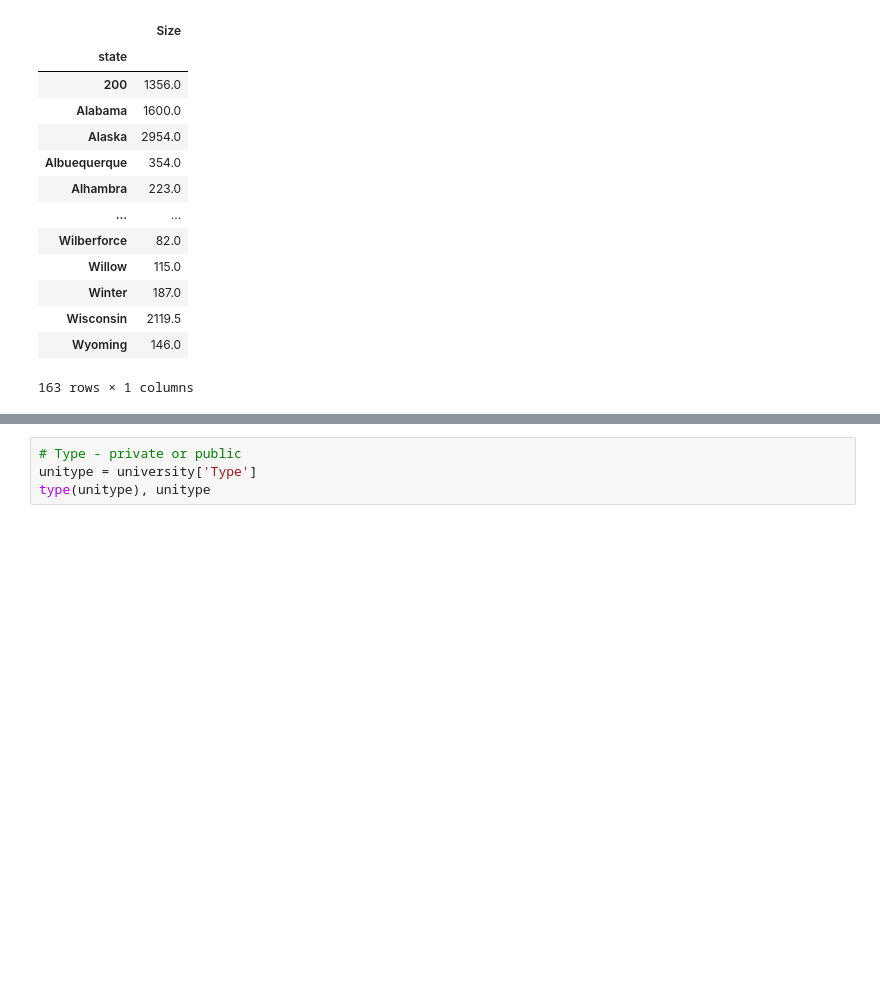
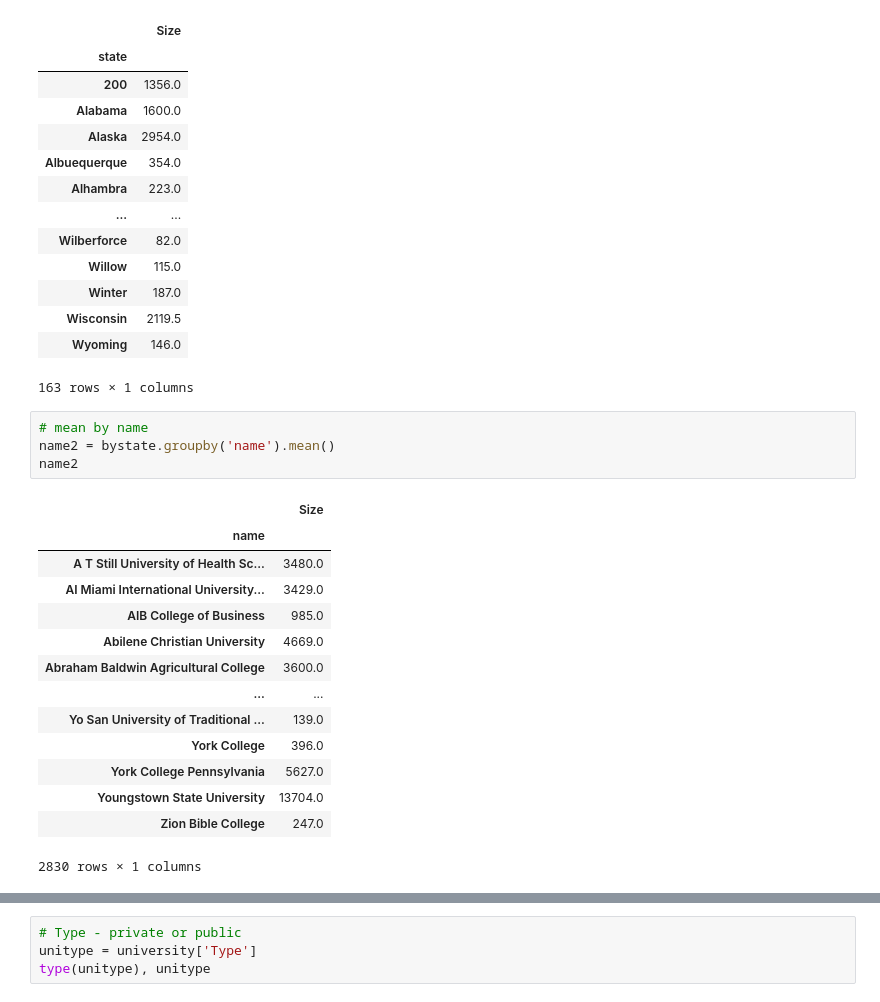
Before and after one commit to MarilynSasha/university, a Jupyter notebook: university7.22.20.ipynb, the cells around one changed output, grey strips where cells are left out. Drawn from its saved outputs; the diff is of its cells as text; blank space fills up the shorter version.

Commit message:
mean/median by name added

```diff
--- a/university7.22.20.ipynb
+++ b/university7.22.20.ipynb
@@ -263,3 +263,22 @@ state3
 | Wisconsin | 2119.5 |
 | Wyoming | 146.0 |
 163 rows × 1 columns
+# %%
+# mean by name
+name2 = bystate.groupby('name').mean()
+name2
+# %% [output]
+|  | Size |
+| name |  |
+| A T Still University of Health Sc... | 3480.0 |
+| AI Miami International University... | 3429.0 |
+| AIB College of Business | 985.0 |
+| Abilene Christian University | 4669.0 |
+| Abraham Baldwin Agricultural College | 3600.0 |
+| ... | ... |
+| Yo San University of Traditional ... | 139.0 |
+| York College | 396.0 |
+| York College Pennsylvania | 5627.0 |
+| Youngstown State University | 13704.0 |
+| Zion Bible College | 247.0 |
+2830 rows × 1 columns
```
Also changed, not shown: parts of 1 cell of this notebook.
